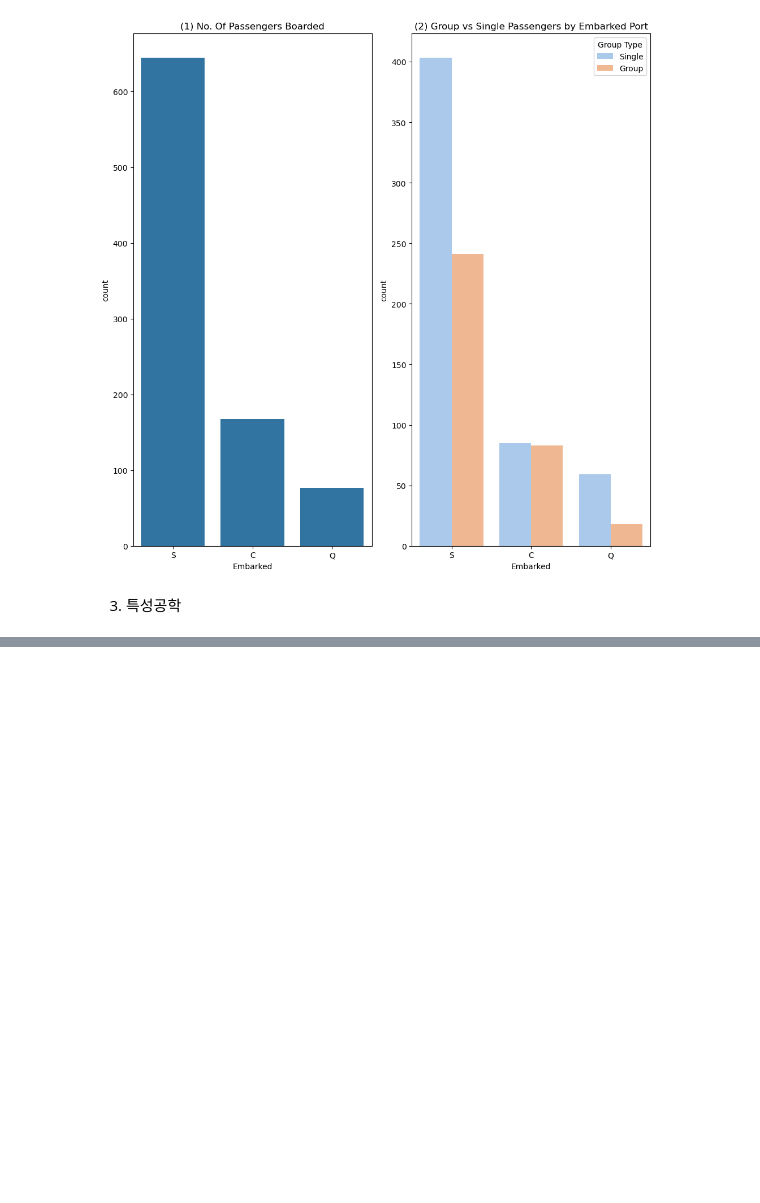
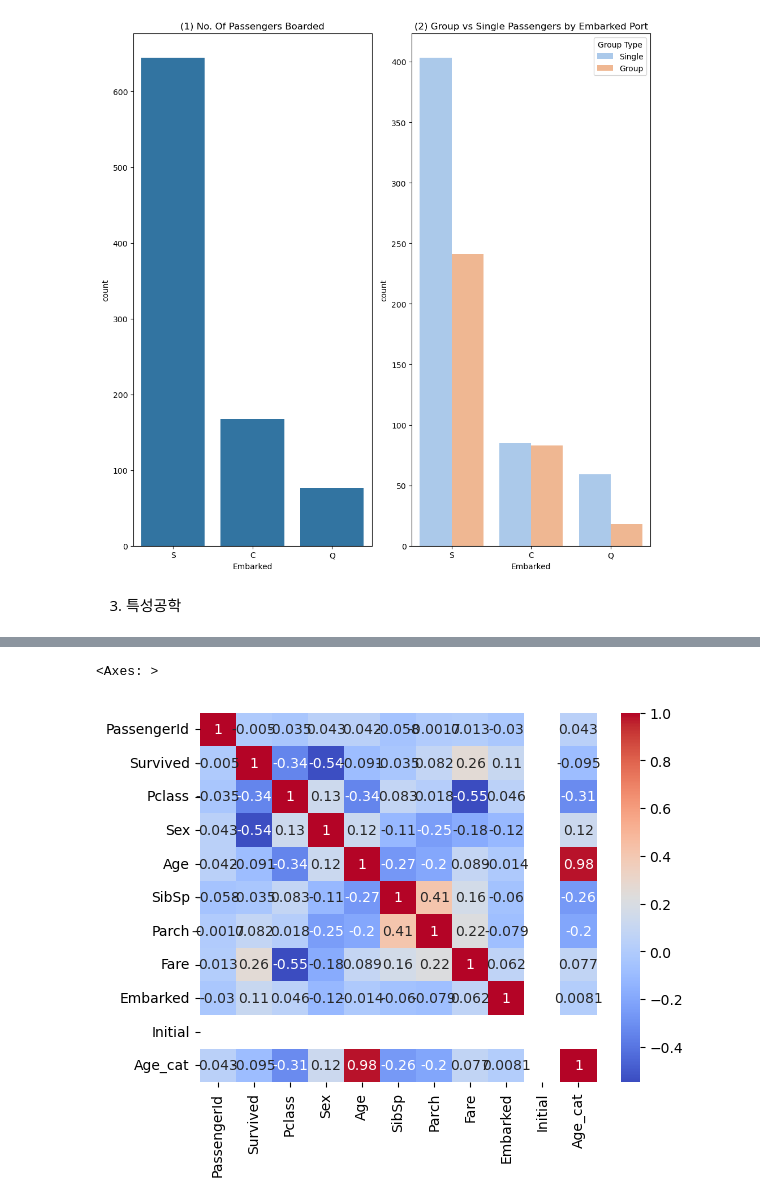
Before and after one commit to Aeekfdlfkj/my-data-analysis, a Jupyter notebook: titanic.ipynb, the cells around one changed output, grey strips where cells are left out. Cells and saved outputs as stored; diff of their text form; code cells hidden in the pictures; blank space fills up the shorter version.

```diff
--- a/titanic.ipynb
+++ b/titanic.ipynb
@@ -426,0 +549,4 @@ plt.show()
+# %%
+#다음으로 embarked의 결측치 채우기
+# 승객이 제일 많은'S'항구로 채워야 패턴 왜곡을 최소화할 수 있음
+df_train['Embarked'].fillna('S', inplace=True)
@@ -426,0 +560,22 @@ plt.show()
+# %%
+#무슨 작업인지 모르겠당
+def category_age(x):
+    if x < 10:
+        return 0
+    elif x < 20:
+        return 1
+    elif x < 30:
+        return 2
+    elif x < 40:
+        return 3
+    elif x < 50:
+        return 4
+    elif x < 60:
+        return 5
+    elif x < 70:
+        return 6
+    else:
+        return 7
+
+df_train['Age_cat'] = df_train['Age'].apply(category_age)
+df_test['Age_cat'] = df_test['Age'].apply(category_age)
@@ -426,0 +600,12 @@ plt.show()
+# %%
+#사전적 순서 : Mr -> Mrs -> Miss -> Master -> Other순서로
+df_train['Initial'] = df_train['Initial'].map({'Mr' : 0, 'Mrs' : 1, 'Miss' : 2, 'Master' : 3, 'Other' : 4})
+df_test['Initial'] = df_test['Initial'].map({'Mr' : 0, 'Mrs' : 1, 'Miss' : 2, 'Master' : 3, 'Other' : 4})
+
+#탑승객이 많은 항구 순서대로(S->C->Q)
+df_train['Embarked'] = df_train['Embarked'].map({'S' : 0, 'C' : 1, 'Q' : 2})
+df_test['Embarked'] = df_test['Embarked'].map({'S' : 0, 'C' : 1, 'Q' : 2})
+
+#사전적 순서 : 알파벳 f가 m보다 먼저이기 때문에
+df_train['Sex'] = df_train['Sex'].map({'female' : 0, 'male' : 1})
+df_test['Sex'] = df_test['Sex'].map({'female' : 0, 'male' : 1})
@@ -426,0 +630,7 @@ plt.show()
+# %%
+#어렵습니다
+df_numeric = df_train.select_dtypes(include=['number'])  # 숫자형 열만 선택
+sns.heatmap(df_numeric.corr(), annot=True, cmap='coolwarm')  # 히트맵 생성
+# %% [output]
+<Axes: >
+[figure, added]
```
Also changed, not shown: parts of 18 cells of this notebook.
